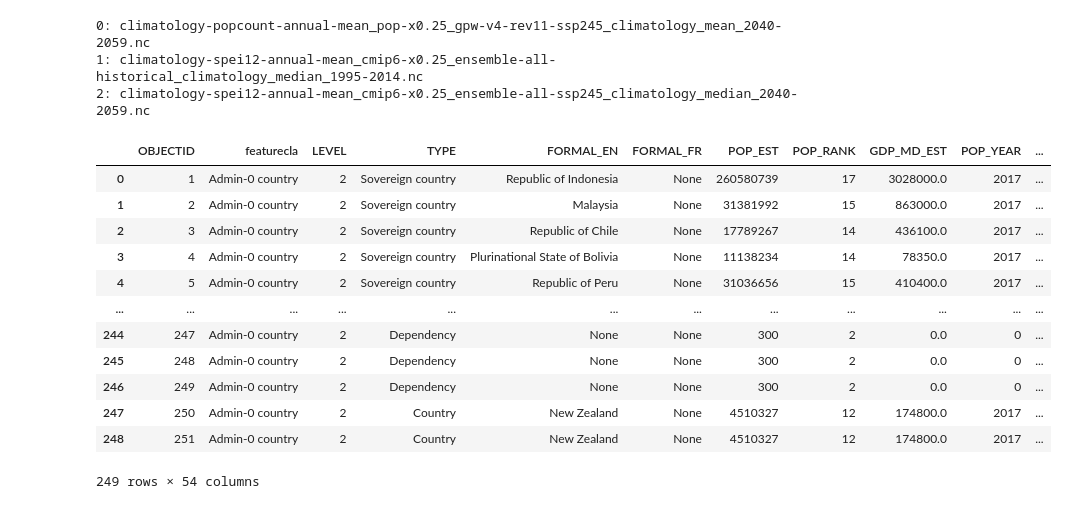
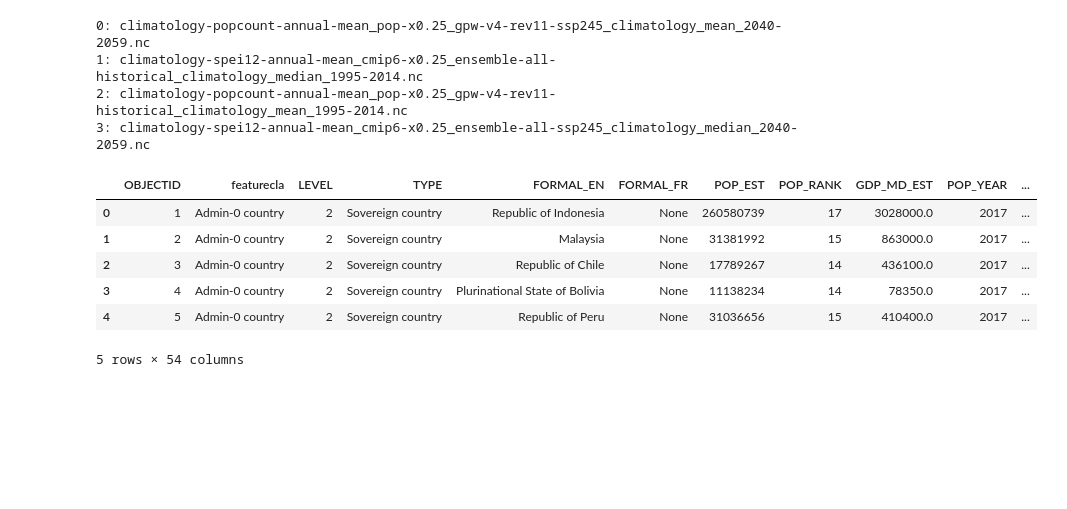
Before and after one commit to rodrigoms95/UNESCO_climate, a Jupyter notebook: code/indice_netcdf.ipynb, the cells around one changed output. Saved outputs shown, nothing was run; the diff lists cells and outputs as text; code cells hidden in the pictures; blank space fills up the shorter version.

```diff
--- a/code/indice_netcdf.ipynb
+++ b/code/indice_netcdf.ipynb
@@ -13,29 +13,24 @@ import geopandas as gpd
 # %%
 wb_path = "../../Bases_de_datos/CCKP_NetCDF/"
 map_path = "../../Bases_de_datos/Mapas/WB_countries_Admin0_10m"
 #map_path = "../../Bases_de_datos/Mapas/Natural_Earth/ne_10m_admin_0_countries"
 wb_files = os.listdir(wb_path)
 for i, f in enumerate(wb_files):
     if f[0] in ["~", "."]: wb_files.remove(f)
 for i, f in enumerate(wb_files): print(f"{i}: {f}")
 
 gdf = gpd.read_file(map_path)
 gdf["Area"] = gdf.to_crs(8857).area
-gdf#.plot()
+gdf.head()#.plot()
 # %% [output]
 0: climatology-popcount-annual-mean_pop-x0.25_gpw-v4-rev11-ssp245_climatology_mean_2040-2059.nc
 1: climatology-spei12-annual-mean_cmip6-x0.25_ensemble-all-historical_climatology_median_1995-2014.nc
-2: climatology-spei12-annual-mean_cmip6-x0.25_ensemble-all-ssp245_climatology_median_2040-2059.nc
+2: climatology-popcount-annual-mean_pop-x0.25_gpw-v4-rev11-historical_climatology_mean_1995-2014.nc
+3: climatology-spei12-annual-mean_cmip6-x0.25_ensemble-all-ssp245_climatology_median_2040-2059.nc
 |  | OBJECTID | featurecla | LEVEL | TYPE | FORMAL_EN | FORMAL_FR | POP_EST | POP_RANK | GDP_MD_EST | POP_YEAR | ... |
 | 0 | 1 | Admin-0 country | 2 | Sovereign country | Republic of Indonesia | None | 260580739 | 17 | 3028000.0 | 2017 | ... |
 | 1 | 2 | Admin-0 country | 2 | Sovereign country | Malaysia | None | 31381992 | 15 | 863000.0 | 2017 | ... |
 | 2 | 3 | Admin-0 country | 2 | Sovereign country | Republic of Chile | None | 17789267 | 14 | 436100.0 | 2017 | ... |
 | 3 | 4 | Admin-0 country | 2 | Sovereign country | Plurinational State of Bolivia | None | 11138234 | 14 | 78350.0 | 2017 | ... |
 | 4 | 5 | Admin-0 country | 2 | Sovereign country | Republic of Peru | None | 31036656 | 15 | 410400.0 | 2017 | ... |
-| ... | ... | ... | ... | ... | ... | ... | ... | ... | ... | ... | ... |
-| 244 | 247 | Admin-0 country | 2 | Dependency | None | None | 300 | 2 | 0.0 | 0 | ... |
-| 245 | 248 | Admin-0 country | 2 | Dependency | None | None | 300 | 2 | 0.0 | 0 | ... |
-| 246 | 249 | Admin-0 country | 2 | Dependency | None | None | 300 | 2 | 0.0 | 0 | ... |
-| 247 | 250 | Admin-0 country | 2 | Country | New Zealand | None | 4510327 | 12 | 174800.0 | 2017 | ... |
-| 248 | 251 | Admin-0 country | 2 | Country | New Zealand | None | 4510327 | 12 | 174800.0 | 2017 | ... |
-249 rows × 54 columns
+5 rows × 54 columns
```
Also changed, not shown: parts of 18 cells of this notebook, 3 other files.
